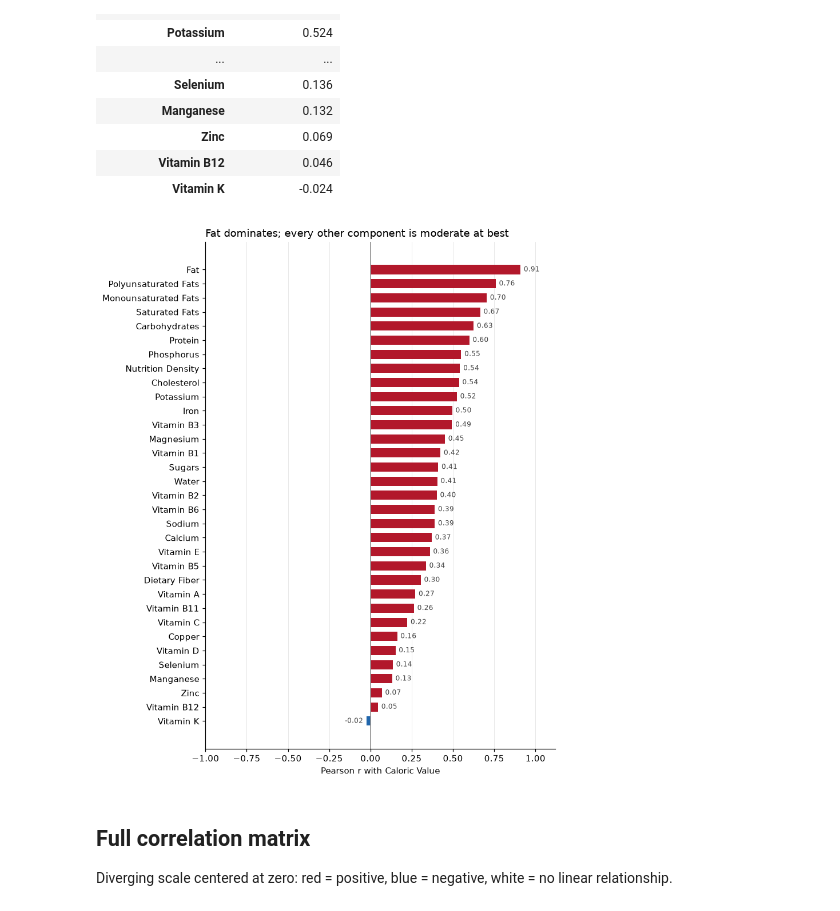
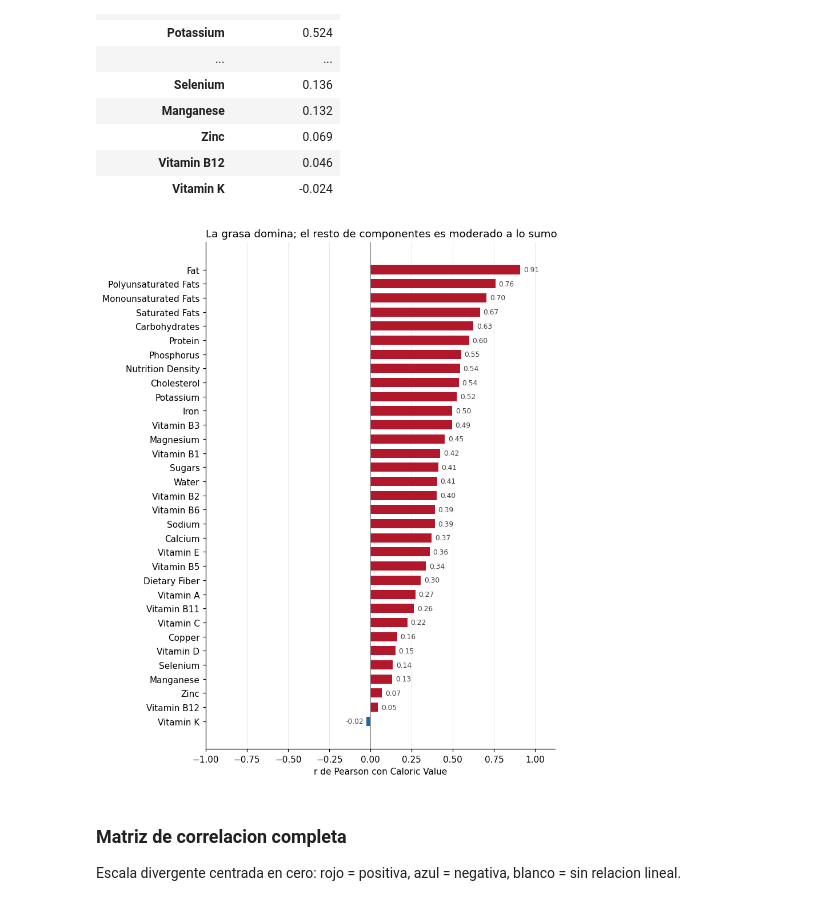
Before and after one commit to SergioAle210/ML-Engineering, a Jupyter notebook: food_analysis.ipynb, the cells around one changed output. Saved outputs shown, nothing was run; the diff lists cells and outputs as text; code cells hidden in the pictures.

```diff
--- a/food_analysis.ipynb
+++ b/food_analysis.ipynb
@@ -193,25 +165,25 @@ cal_corr.to_frame("r vs Caloric Value")
 # %%
 order = cal_corr.sort_values()
 
 fig, ax = plt.subplots(figsize=(7.5, 9))
 ax.barh(order.index, order.values, color=[POS if v >= 0 else NEG for v in order], height=0.65)
 ax.axvline(0, color=NEUTRAL, lw=1)
 ax.set_xlim(-1, 1.12)
-ax.set_xlabel("Pearson r with Caloric Value")
-ax.set_title("Fat dominates; every other component is moderate at best", loc="left")
+ax.set_xlabel("r de Pearson con Caloric Value")
+ax.set_title("La grasa domina; el resto de componentes es moderado a lo sumo", loc="left")
 ax.grid(axis="y", visible=False)
 
 for name, v in order.items():
     ax.text(v + (0.02 if v >= 0 else -0.02), name, f"{v:.2f}", va="center",
             ha="left" if v >= 0 else "right", fontsize=8, color="#444")
 
 plt.tight_layout()
 # %% [output]
-[figure, old version]
+[figure, new version]
 # %% [markdown]
-## Full correlation matrix
+### Matriz de correlacion completa
 
-Diverging scale centered at zero: red = positive, blue = negative, white = no linear relationship.
+Escala divergente centrada en cero: rojo = positiva, azul = negativa, blanco = sin relacion lineal.
 # %%
 fig, ax = plt.subplots(figsize=(11, 9.5))
 im = ax.imshow(corr_matrix, cmap="RdBu_r", vmin=-1, vmax=1)
```
Also changed, not shown: parts of 22 cells of this notebook.
